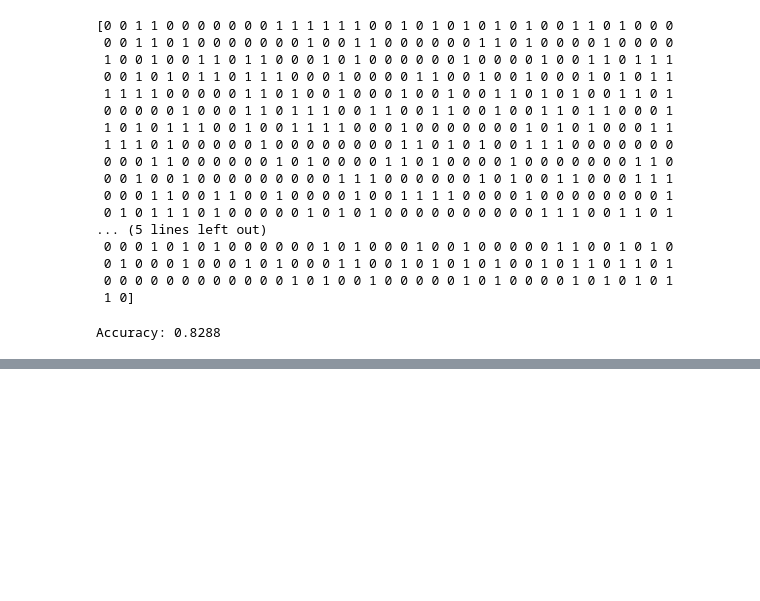
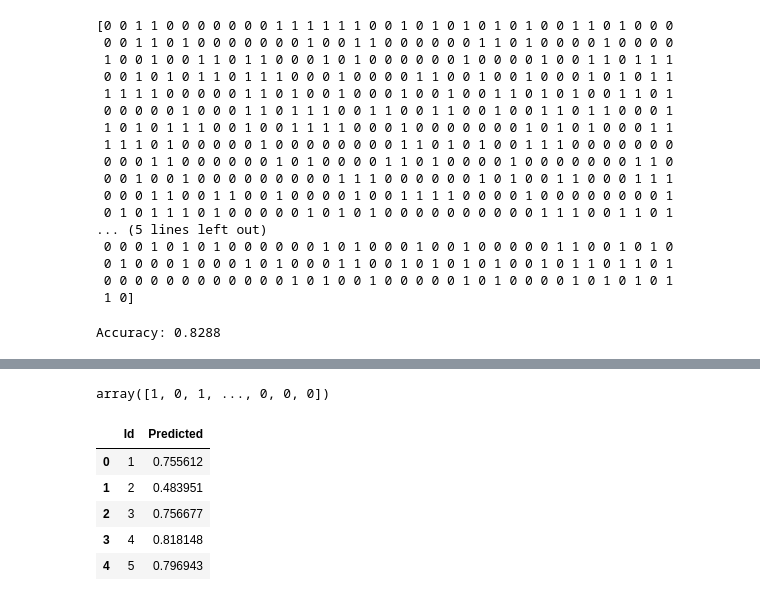
Before and after one commit to alexantoniogonzalez2/predicting-twitter-fake-connections, a Jupyter notebook: Alex_first_model.ipynb, the cells around one changed output, grey strips where cells are left out. Cells and saved outputs as stored; diff of their text form; code cells hidden in the pictures; blank space fills up the shorter version.

```diff
--- a/Alex_first_model.ipynb
+++ b/Alex_first_model.ipynb
@@ -279,0 +316,20 @@ Accuracy: 0.8288
+# %%
+classes
+# %% [output]
+array([1, 0, 1, ..., 0, 0, 0])
+# %%
+prediction = pd.DataFrame([])
+i = 0
+for row in predict_test:
+    i += 1
+    prediction = prediction.append(pd.DataFrame({'Id': i, 'Predicted': row[1]},
+                                                index=[0]), ignore_index=True)
+# %%
+prediction.head()
+# %% [output]
+|  | Id | Predicted |
+| 0 | 1 | 0.755612 |
+| 1 | 2 | 0.483951 |
+| 2 | 3 | 0.756677 |
+| 3 | 4 | 0.818148 |
+| 4 | 5 | 0.796943 |
```
Also changed, not shown: parts of 11 cells of this notebook, 2 other files.
